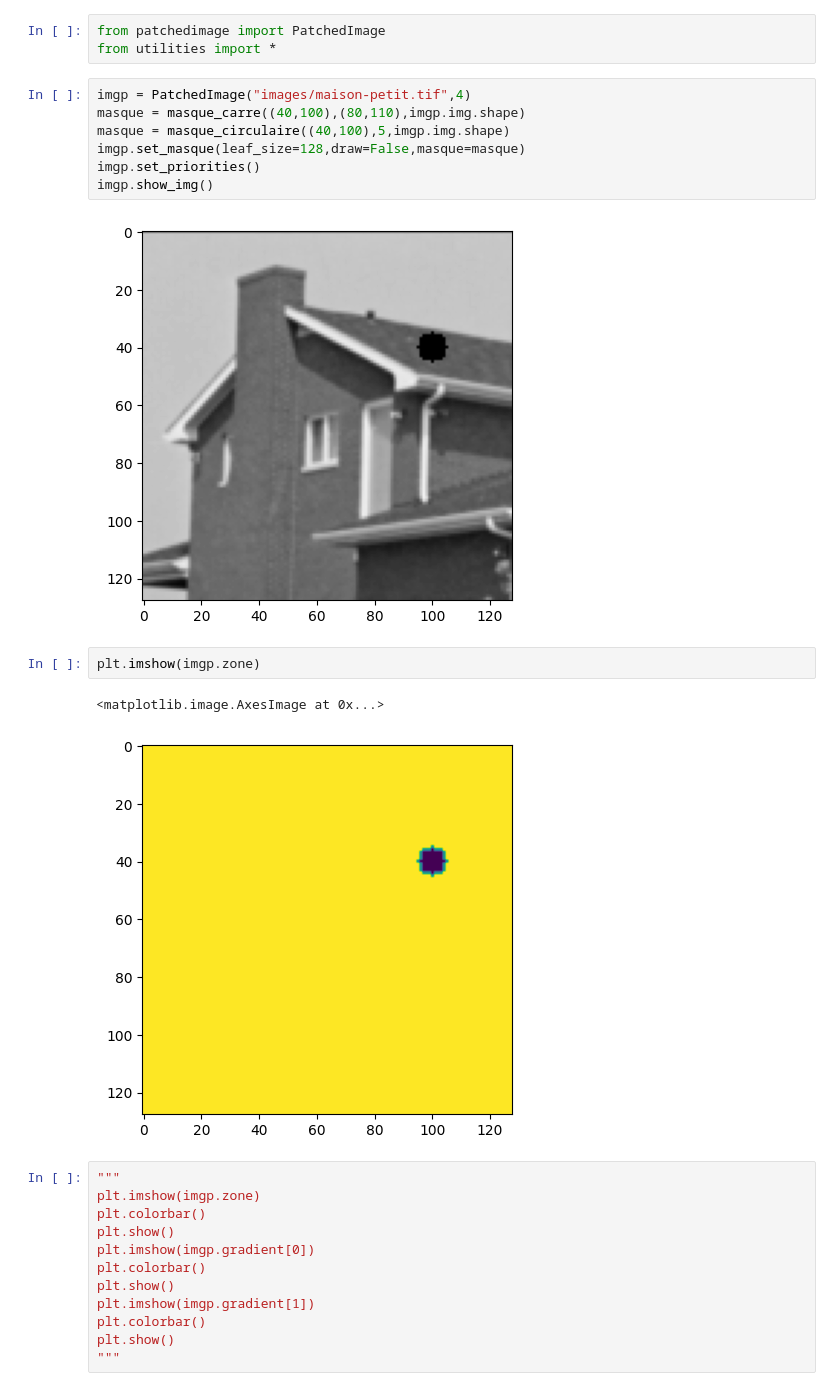
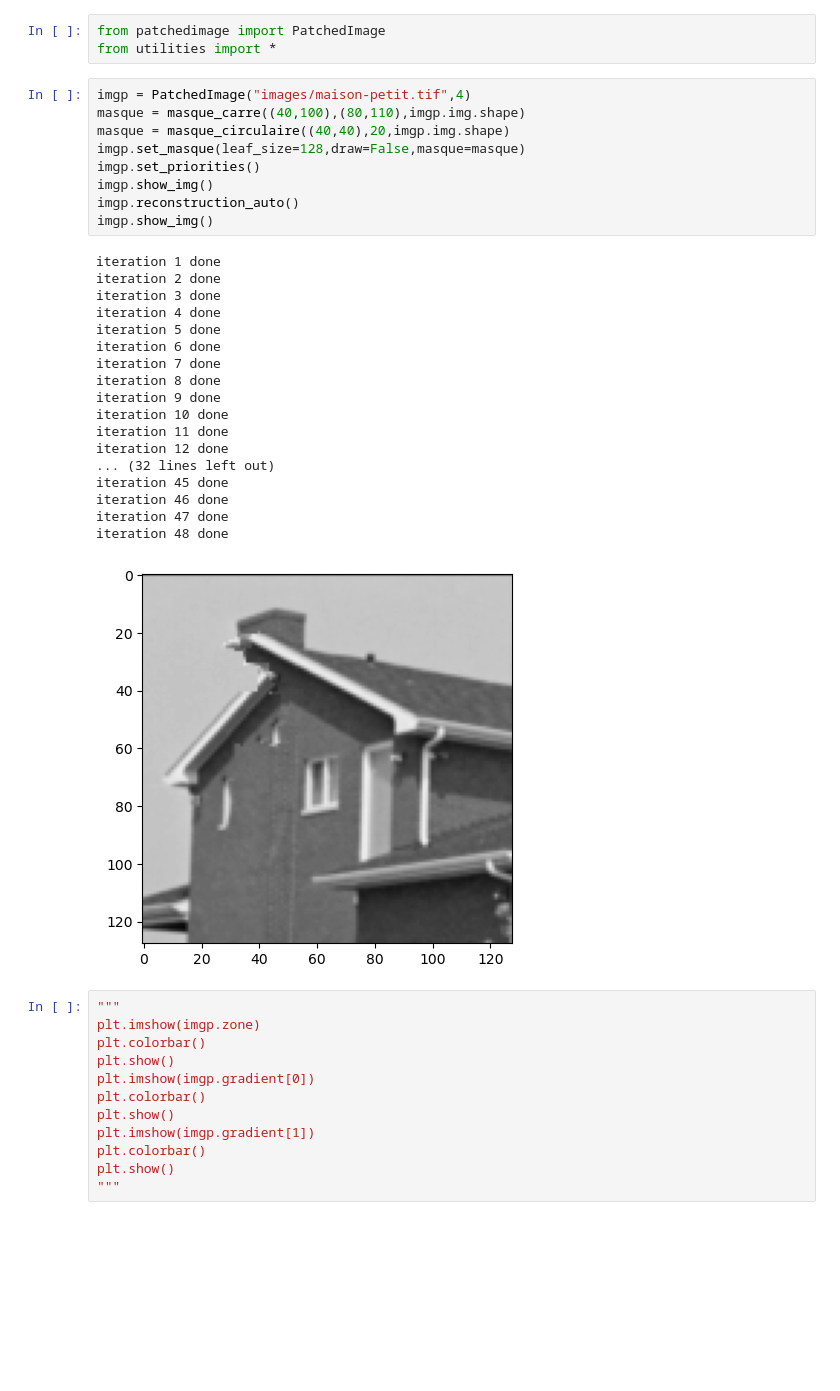
Before and after one commit to clementgilli/inpainting, a Jupyter notebook: worksheet.ipynb, the cells around one changed output. Saved outputs shown, nothing was run; the diff lists cells and outputs as text; blank space fills up the shorter version.

```diff
--- a/worksheet.ipynb
+++ b/worksheet.ipynb
@@ -4,17 +4,31 @@ from utilities import *
 # %%
 imgp = PatchedImage("images/maison-petit.tif",4)
 masque = masque_carre((40,100),(80,110),imgp.img.shape)
-masque = masque_circulaire((40,100),5,imgp.img.shape)
+masque = masque_circulaire((40,40),20,imgp.img.shape)
 imgp.set_masque(leaf_size=128,draw=False,masque=masque)
 imgp.set_priorities()
 imgp.show_img()
+imgp.reconstruction_auto()
+imgp.show_img()
 # %% [output]
+iteration 1 done
+iteration 2 done
+iteration 3 done
+iteration 4 done
+iteration 5 done
+iteration 6 done
+iteration 7 done
+iteration 8 done
+iteration 9 done
+iteration 10 done
+iteration 11 done
+iteration 12 done
+... (32 lines left out)
+iteration 45 done
+iteration 46 done
+iteration 47 done
+iteration 48 done
-[figure, old version]
+[figure, new version]
-# %%
-plt.imshow(imgp.zone)
-# %% [output]
-<matplotlib.image.AxesImage at 0x...>
-[figure, removed]
 # %%
 """
 plt.imshow(imgp.zone)
```
Also changed, not shown: parts of 2 cells of this notebook, 3 other files.
